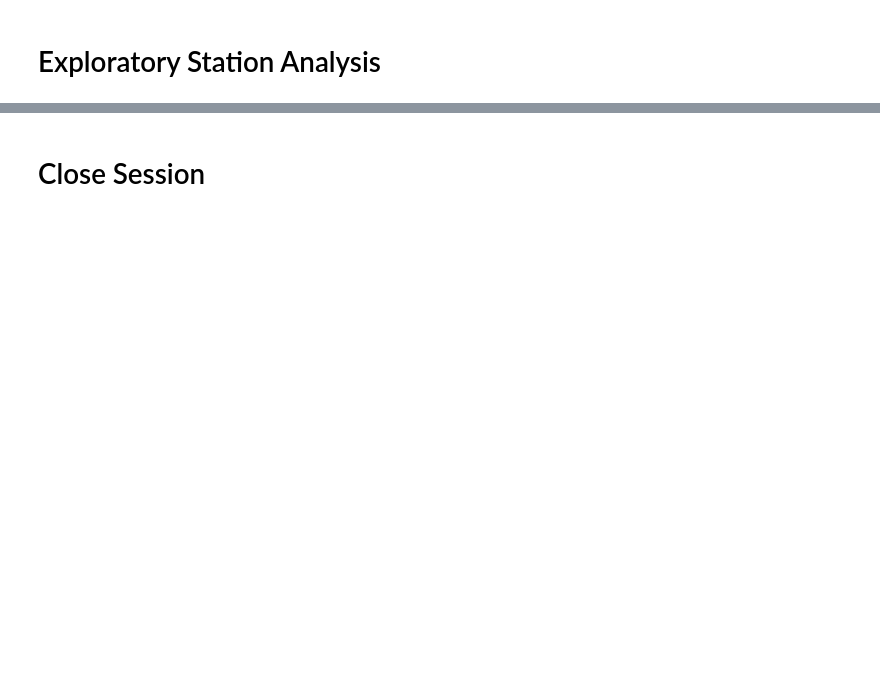
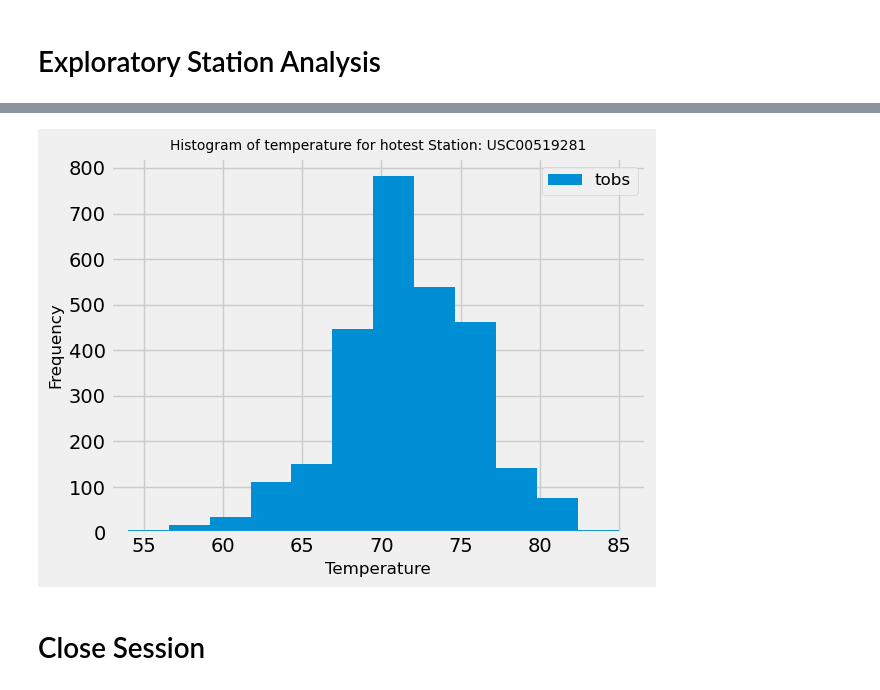
Before and after one commit to alabidj/sqlalchemy-challenge, a Jupyter notebook: SurfsUp/climate_starter.ipynb, the cells around one changed output, grey strips where cells are left out. Cells and saved outputs as stored; diff of their text form; code cells hidden in the pictures; blank space fills up the shorter version.

Commit message:
addding images

```diff
--- a/SurfsUp/climate_starter.ipynb
+++ b/SurfsUp/climate_starter.ipynb
@@ -131,3 +150,23 @@ Text(0.5, 4.183333333333314, 'Temperature')
+# %%
+# Using the most active station id
+# Query the last 12 months of temperature observation data for this station and plot the results as a histogram
+histo_high_temp = session.query(Measurement.tobs).\
+                        filter(Measurement.station == active_stations[0][0]).\
+                        filter(Measurement.station >= dt.date(2016,8,18)).all()
+
+histo_high_temp_df = pd.DataFrame(histo_high_temp, columns=["tobs"])
+
+histo_high_temp_df.plot(kind="hist", bins=12, label="tobs")
+plt.legend(loc="best",prop={"size":12})
+plt.xlim(min(histo_high_temp_df["tobs"])*0.98,max(histo_high_temp_df["tobs"])*1.02)
+plt.xlabel("Temperature",size=12)
+plt.ylabel("Frequency", size=12)
+plt.title(f"Histogram of temperature for hotest Station: {active_stations[0][0]}",size=10)
+plt.tight_layout()
+plt.savefig(r"C:\Users\alabi\OneDrive\Desktop\Coding Class\Challenges\Challenge 8\sqlalchemy-challenge\SurfsUp\Images\histo_high_temp.png")
+plt.show()
+# %% [output]
+[figure, added]
 # %% [markdown]
 # Close Session
 # %%
```
Also changed, not shown: parts of 7 cells of this notebook, 3 other files.
